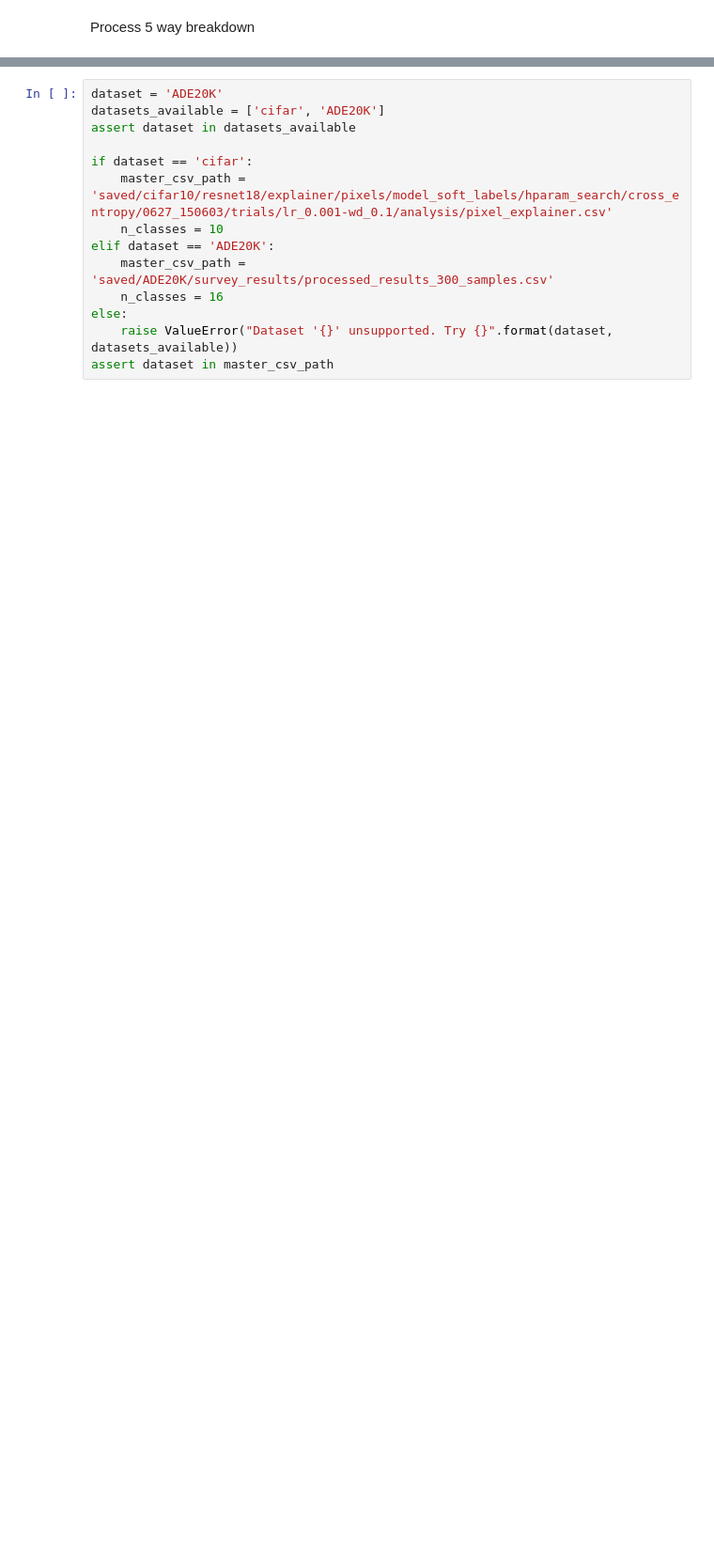
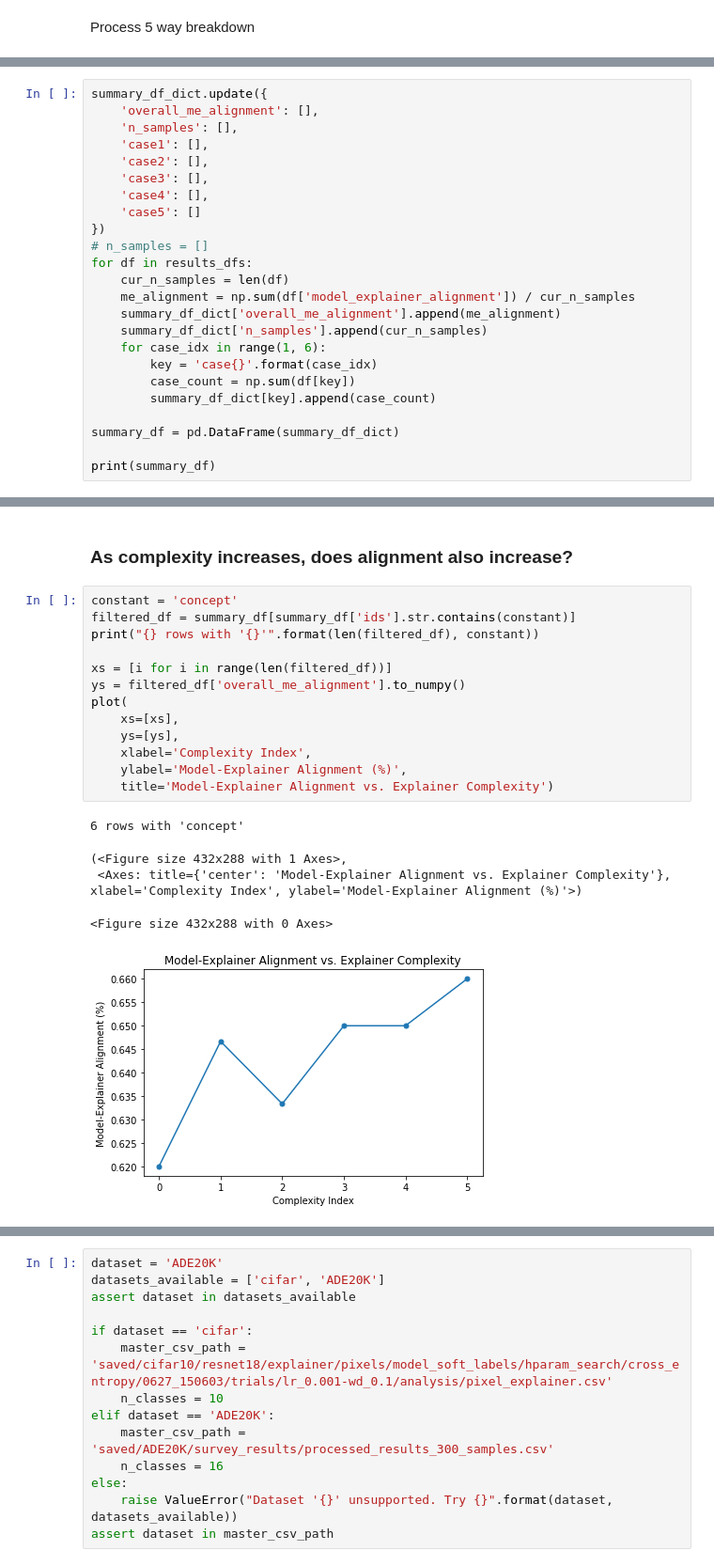
Before and after one commit to allisonchen23/explain-alignment, a Jupyter notebook: general_5_way_breakdown.ipynb, the cells around one changed output, grey strips where cells are left out. Shown at 94% size. Cells and saved outputs as stored; diff of their text form; blank space fills up the shorter version.

```diff
--- a/general_5_way_breakdown.ipynb
+++ b/general_5_way_breakdown.ipynb
@@ -23,0 +221,24 @@ from utils.df_utils import convert_string_columns, string_to_numpy, string_to_li
+# %%
+summary_df_dict.update({
+    'overall_me_alignment': [],
+    'n_samples': [],
+    'case1': [],
+    'case2': [],
+    'case3': [],
+    'case4': [],
+    'case5': []
+})
+# n_samples = []
+for df in results_dfs:
+    cur_n_samples = len(df)
+    me_alignment = np.sum(df['model_explainer_alignment']) / cur_n_samples
+    summary_df_dict['overall_me_alignment'].append(me_alignment)
+    summary_df_dict['n_samples'].append(cur_n_samples)
+    for case_idx in range(1, 6):
+        key = 'case{}'.format(case_idx)
+        case_count = np.sum(df[key])
+        summary_df_dict[key].append(case_count)
+
+summary_df = pd.DataFrame(summary_df_dict)
+
+print(summary_df)
@@ -23,0 +443,21 @@ from utils.df_utils import convert_string_columns, string_to_numpy, string_to_li
+# %% [markdown]
+### As complexity increases, does alignment also increase?
+# %%
+constant = 'concept'
+filtered_df = summary_df[summary_df['ids'].str.contains(constant)]
+print("{} rows with '{}'".format(len(filtered_df), constant))
+
+xs = [i for i in range(len(filtered_df))]
+ys = filtered_df['overall_me_alignment'].to_numpy()
+plot(
+    xs=[xs],
+    ys=[ys],
+    xlabel='Complexity Index',
+    ylabel='Model-Explainer Alignment (%)',
+    title='Model-Explainer Alignment vs. Explainer Complexity')
+# %% [output]
+6 rows with 'concept'
+(<Figure size 432x288 with 1 Axes>,
+ <Axes: title={'center': 'Model-Explainer Alignment vs. Explainer Complexity'}, xlabel='Complexity Index', ylabel='Model-Explainer Alignment (%)'>)
+<Figure size 432x288 with 0 Axes>
+[figure, added]
```
Also changed, not shown: parts of 38 cells of this notebook, 8 other files.
